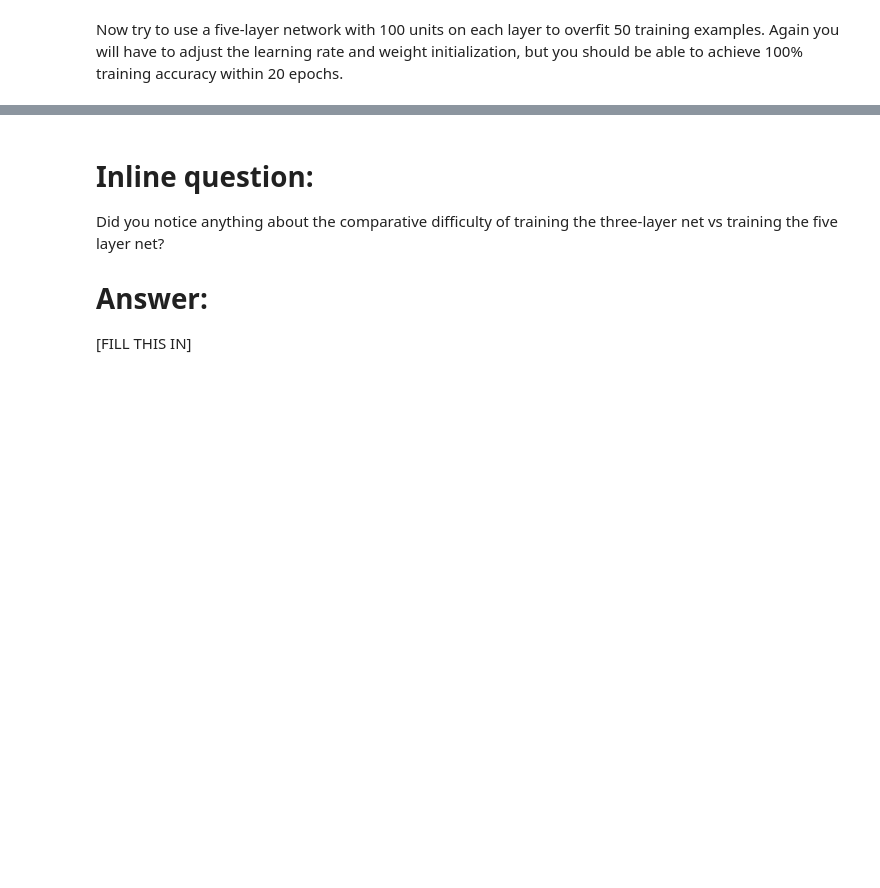
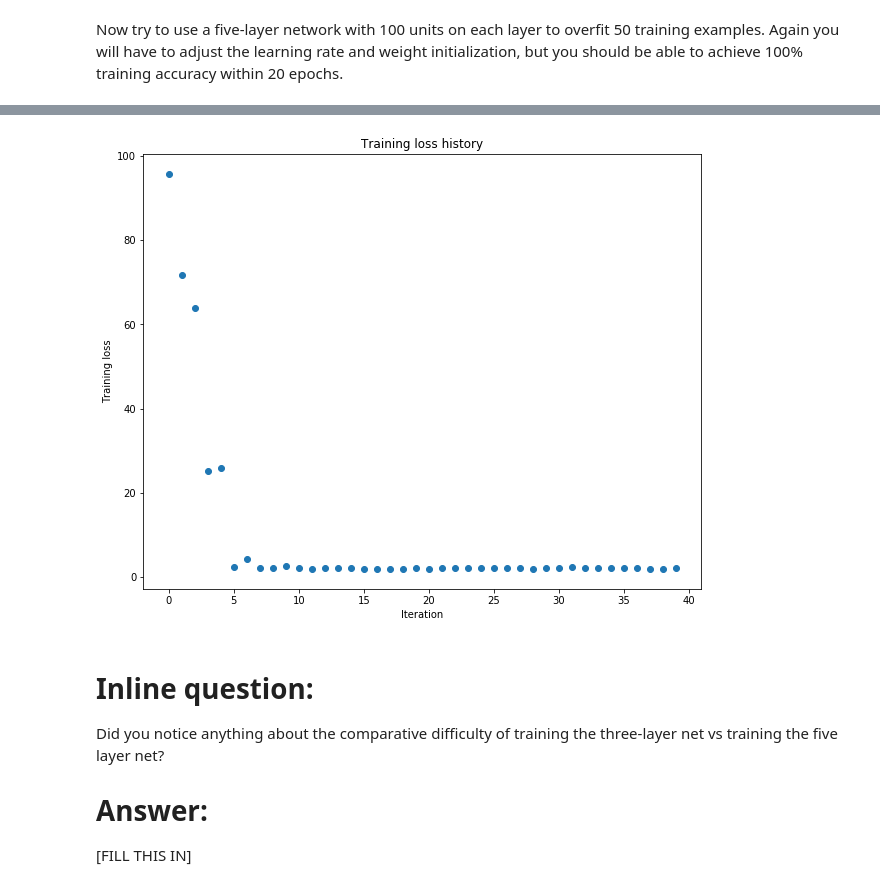
Before and after one commit to zubenkoivan/machine-learning, a Jupyter notebook: cs231n/assignment2/FullyConnectedNets.ipynb, the cells around one changed output, grey strips where cells are left out. Cells and saved outputs as stored; diff of their text form; code cells hidden in the pictures; blank space fills up the shorter version.

```diff
--- a/cs231n/assignment2/FullyConnectedNets.ipynb
+++ b/cs231n/assignment2/FullyConnectedNets.ipynb
@@ -458,8 +495,8 @@ small_data = {
   'y_val': data['y_val'],
 }
 
-learning_rate = 1e-3
-weight_scale = 1e-5
+learning_rate = 5e-4
+weight_scale = 1e-1
 model = FullyConnectedNet([100, 100, 100, 100],
                 weight_scale=weight_scale, dtype=np.float64)
 solver = Solver(model, small_data,
@@ -476,3 +513,4 @@ plt.title('Training loss history')
 plt.xlabel('Iteration')
 plt.ylabel('Training loss')
 plt.show()
+# %% [output]
@@ -479,3 +534,4 @@ plt.show()
+[figure, added]
 # %% [markdown]
 # Inline question:
 Did you notice anything about the comparative difficulty of training the three-layer net vs training the five layer net?
```
Also changed, not shown: parts of 5 cells of this notebook, 2 other files.
